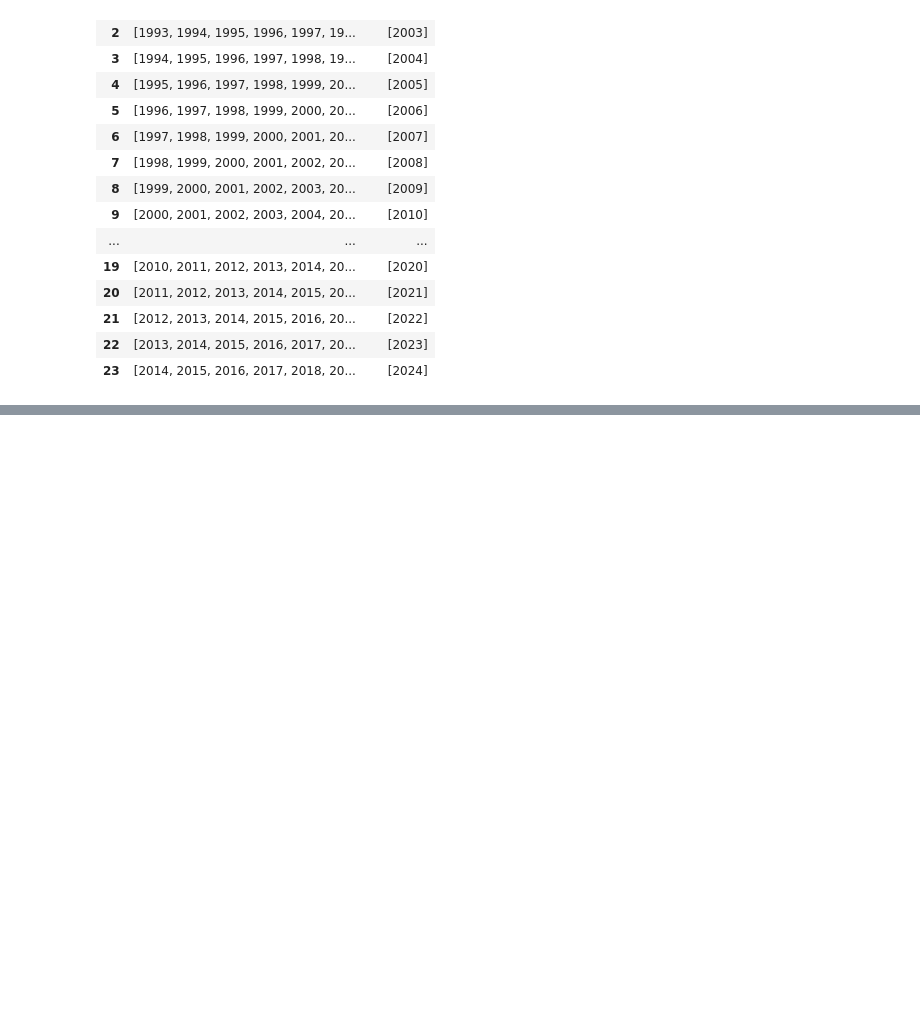
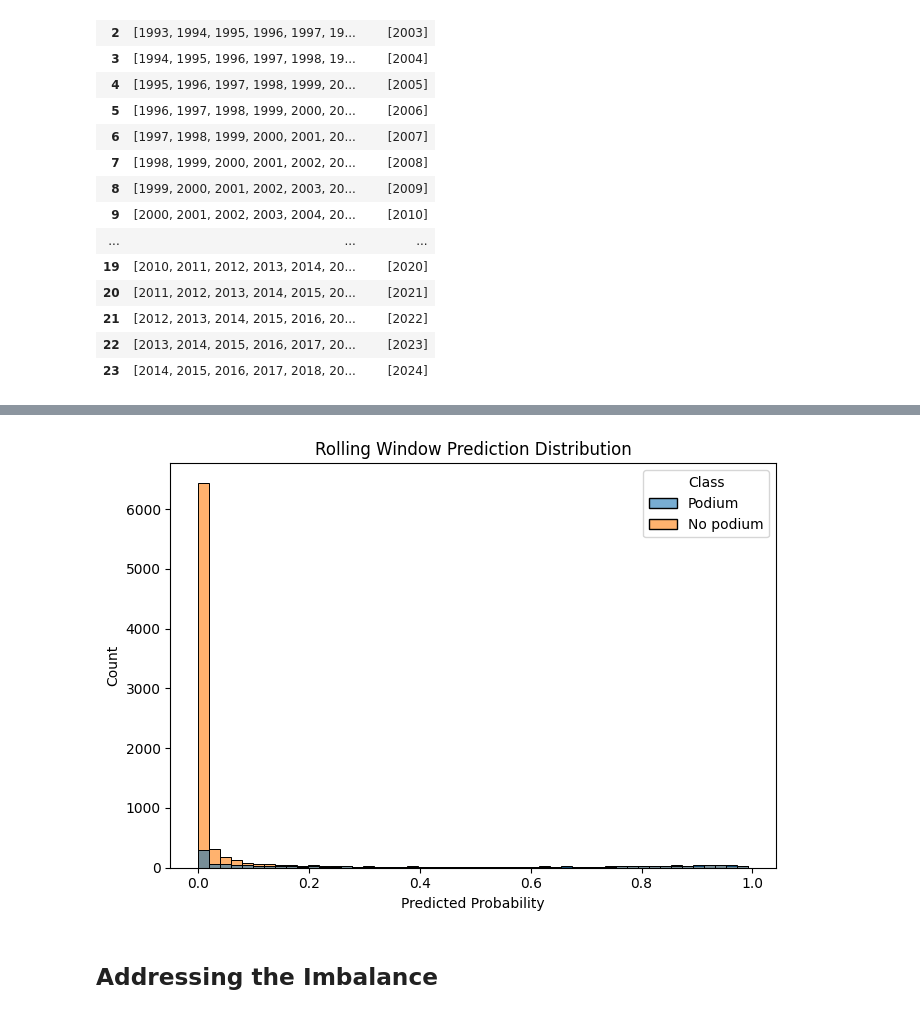
Before and after one commit to DaveAhearne/F1Prediction, a Jupyter notebook: notebooks/LightGBM_Iter.ipynb, the cells around one changed output, grey strips where cells are left out. Saved outputs shown, nothing was run; the diff lists cells and outputs as text; code cells hidden in the pictures; blank space fills up the shorter version.

```diff
--- a/notebooks/LightGBM_Iter.ipynb
+++ b/notebooks/LightGBM_Iter.ipynb
@@ -367,0 +403,22 @@ with mlflow.start_run(run_name="lgbm-baseline-walk-forward", description="Baseli
+# %%
+dist_df = pd.DataFrame({
+    "Predicted Probability": all_preds,
+    "Class": ["Podium" if y == 1 else "No podium" for y in all_labels]
+})
+
+fig2, ax2 = plt.subplots(figsize=(7, 5))
+sns.histplot(
+    data=dist_df,
+    x="Predicted Probability",
+    hue="Class",
+    bins=50,
+    alpha=0.6,
+    ax=ax2
+)
+ax2.set_title("Rolling Window Prediction Distribution")
+plt.tight_layout()
+plt.show()
+# %% [output]
+[figure, added]
+# %% [markdown]
+## Addressing the Imbalance
```
Also changed, not shown: parts of 8 cells of this notebook, 19 other files.
